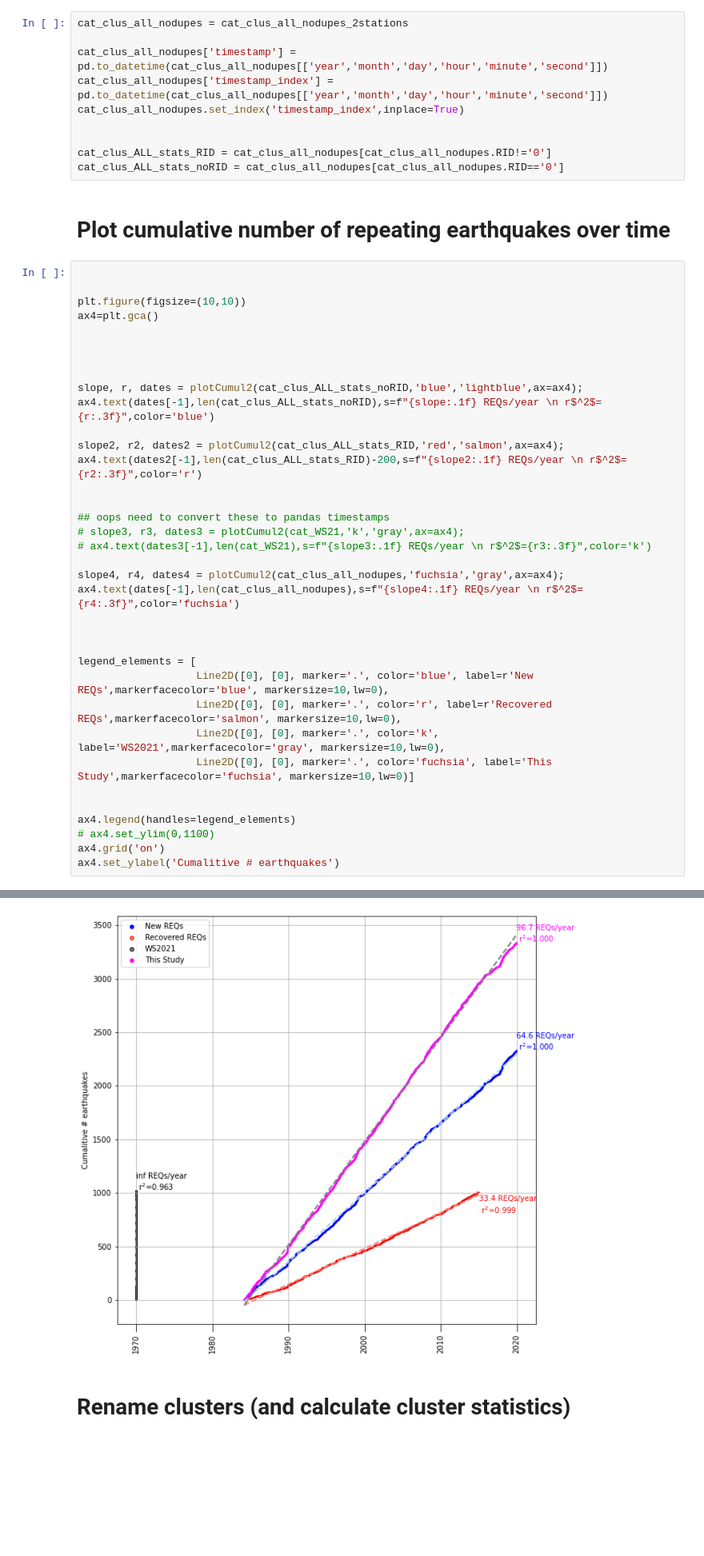
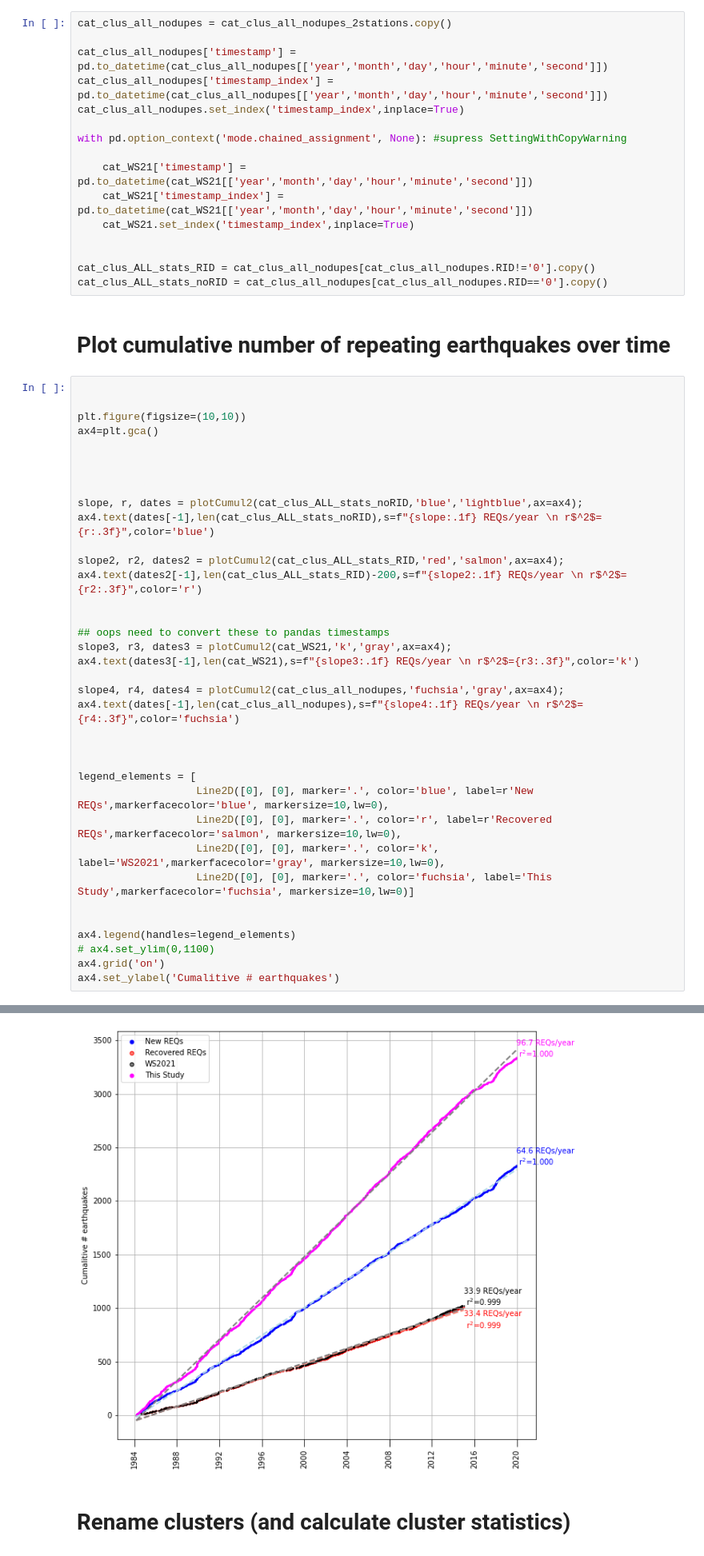
Before and after one commit to tsawi/Repeating_Earthquakes_SpecUFEx, a Jupyter notebook: notebooks/3_Combine_Cats_HypoDD.ipynb, the cells around one changed output, grey strips where cells are left out. Shown at 80% size. Cells and saved outputs as stored; diff of their text form; blank space fills up the shorter version.

```diff
--- a/notebooks/3_Combine_Cats_HypoDD.ipynb
+++ b/notebooks/3_Combine_Cats_HypoDD.ipynb
@@ -374,13 +406,19 @@ h = plt.hist(cat_clus_all_nodupes_2stations.NumStations,bins=np.arange(7),color=
 # %%
-cat_clus_all_nodupes = cat_clus_all_nodupes_2stations
+cat_clus_all_nodupes = cat_clus_all_nodupes_2stations.copy()
 
 cat_clus_all_nodupes['timestamp'] = pd.to_datetime(cat_clus_all_nodupes[['year','month','day','hour','minute','second']])
 cat_clus_all_nodupes['timestamp_index'] = pd.to_datetime(cat_clus_all_nodupes[['year','month','day','hour','minute','second']])
 cat_clus_all_nodupes.set_index('timestamp_index',inplace=True)
 
+with pd.option_context('mode.chained_assignment', None): #supress SettingWithCopyWarning
 
-cat_clus_ALL_stats_RID = cat_clus_all_nodupes[cat_clus_all_nodupes.RID!='0']
-cat_clus_ALL_stats_noRID = cat_clus_all_nodupes[cat_clus_all_nodupes.RID=='0']
+    cat_WS21['timestamp'] = pd.to_datetime(cat_WS21[['year','month','day','hour','minute','second']])
+    cat_WS21['timestamp_index'] = pd.to_datetime(cat_WS21[['year','month','day','hour','minute','second']])
+    cat_WS21.set_index('timestamp_index',inplace=True)
+
+
+cat_clus_ALL_stats_RID = cat_clus_all_nodupes[cat_clus_all_nodupes.RID!='0'].copy()
+cat_clus_ALL_stats_noRID = cat_clus_all_nodupes[cat_clus_all_nodupes.RID=='0'].copy()
 # %% [markdown]
 # Plot cumulative number of repeating earthquakes over time
 # %%
@@ -392,35 +430,35 @@ ax4=plt.gca()
 
 
 
 slope, r, dates = plotCumul2(cat_clus_ALL_stats_noRID,'blue','lightblue',ax=ax4);
 ax4.text(dates[-1],len(cat_clus_ALL_stats_noRID),s=f"{slope:.1f} REQs/year \n r$^2$={r:.3f}",color='blue')
 
 slope2, r2, dates2 = plotCumul2(cat_clus_ALL_stats_RID,'red','salmon',ax=ax4);
 ax4.text(dates2[-1],len(cat_clus_ALL_stats_RID)-200,s=f"{slope2:.1f} REQs/year \n r$^2$={r2:.3f}",color='r')
 
 
 ## oops need to convert these to pandas timestamps
-# slope3, r3, dates3 = plotCumul2(cat_WS21,'k','gray',ax=ax4);
-# ax4.text(dates3[-1],len(cat_WS21),s=f"{slope3:.1f} REQs/year \n r$^2$={r3:.3f}",color='k')
+slope3, r3, dates3 = plotCumul2(cat_WS21,'k','gray',ax=ax4);
+ax4.text(dates3[-1],len(cat_WS21),s=f"{slope3:.1f} REQs/year \n r$^2$={r3:.3f}",color='k')
 
 slope4, r4, dates4 = plotCumul2(cat_clus_all_nodupes,'fuchsia','gray',ax=ax4);
 ax4.text(dates[-1],len(cat_clus_all_nodupes),s=f"{slope4:.1f} REQs/year \n r$^2$={r4:.3f}",color='fuchsia')
 
 
 
 legend_elements = [
                    Line2D([0], [0], marker='.', color='blue', label=r'New REQs',markerfacecolor='blue', markersize=10,lw=0),
                    Line2D([0], [0], marker='.', color='r', label=r'Recovered REQs',markerfacecolor='salmon', markersize=10,lw=0),
                    Line2D([0], [0], marker='.', color='k', label='WS2021',markerfacecolor='gray', markersize=10,lw=0),
                    Line2D([0], [0], marker='.', color='fuchsia', label='This Study',markerfacecolor='fuchsia', markersize=10,lw=0)]
 
 
 ax4.legend(handles=legend_elements)
 # ax4.set_ylim(0,1100)
 ax4.grid('on')
 ax4.set_ylabel('Cumalitive # earthquakes')
 # %% [output]
 Text(0, 0.5, 'Cumalitive # earthquakes')
-[figure, old version]
+[figure, new version]
 # %% [markdown]
 # Rename clusters (and calculate cluster statistics)
```
Also changed, not shown: parts of 21 cells of this notebook, 5 other files.
